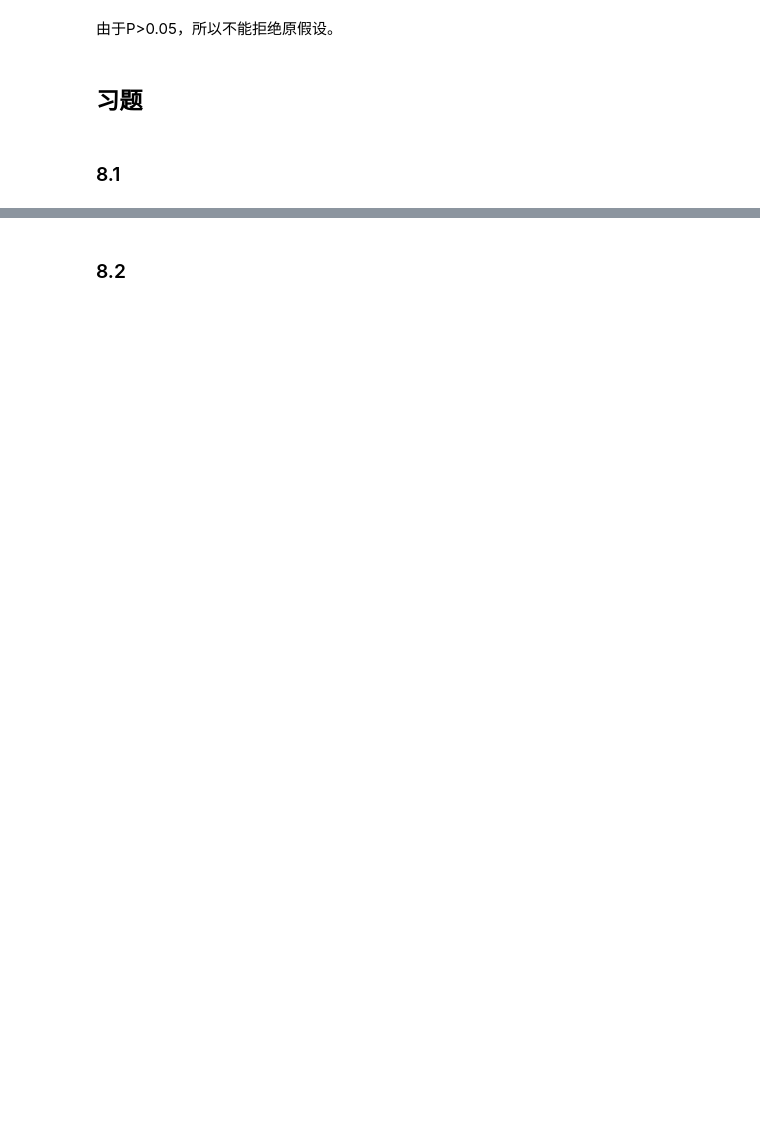
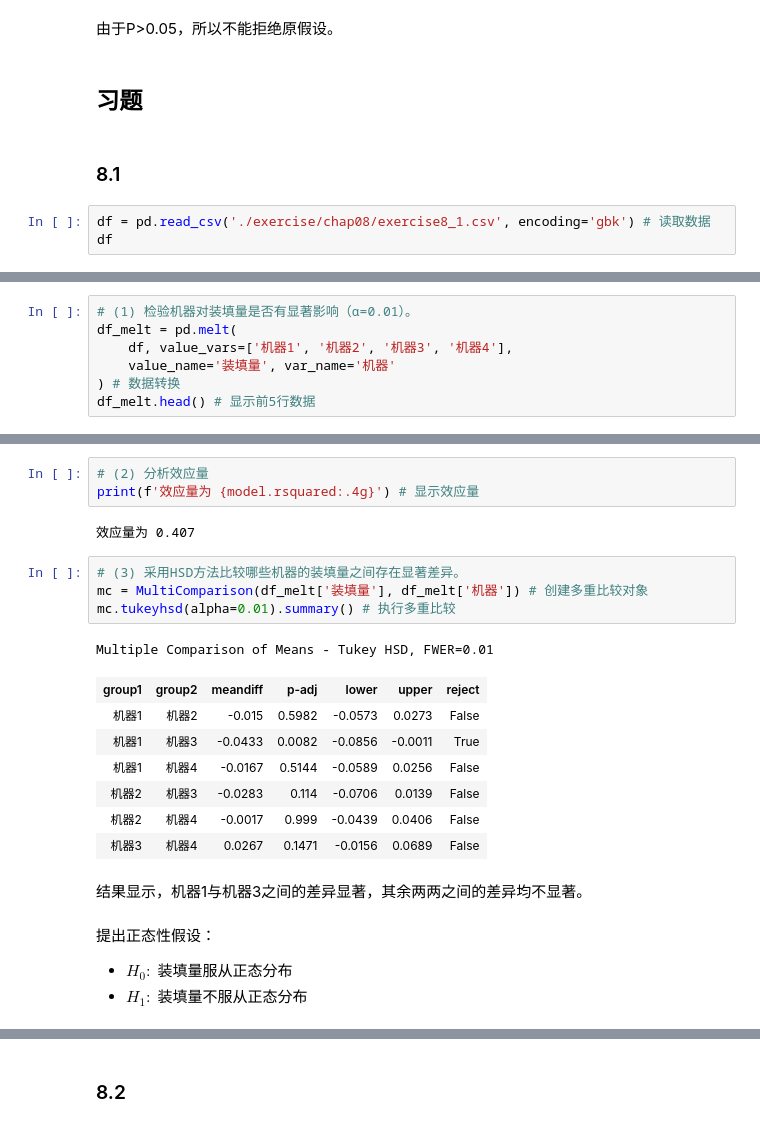
Before and after one commit to z-my-cn/Py4s, a Jupyter notebook: 第8章方差分析.ipynb, the cells around one changed output, grey strips where cells are left out. Saved outputs shown, nothing was run; the diff lists cells and outputs as text; blank space fills up the shorter version.

```diff
--- a/第8章方差分析.ipynb
+++ b/第8章方差分析.ipynb
@@ -504,3 +514,6 @@ print(f'统计量F={F:.5f}, p值={p_value:.4g}') # 显示检验结果
 ## 习题
 # %% [markdown]
 ### 8.1
+# %%
+df = pd.read_csv('./exercise/chap08/exercise8_1.csv', encoding='gbk') # 读取数据
+df
@@ -506,0 +528,7 @@ print(f'统计量F={F:.5f}, p值={p_value:.4g}') # 显示检验结果
+# %%
+# (1) 检验机器对装填量是否有显著影响（α=0.01）。
+df_melt = pd.melt(
+    df, value_vars=['机器1', '机器2', '机器3', '机器4'],
+    value_name='装填量', var_name='机器'
+) # 数据转换
+df_melt.head() # 显示前5行数据
@@ -506,0 +580,24 @@ print(f'统计量F={F:.5f}, p值={p_value:.4g}') # 显示检验结果
+# %%
+# (2) 分析效应量
+print(f'效应量为 {model.rsquared:.4g}') # 显示效应量
+# %% [output]
+效应量为 0.407
+# %%
+# (3) 采用HSD方法比较哪些机器的装填量之间存在显著差异。
+mc = MultiComparison(df_melt['装填量'], df_melt['机器']) # 创建多重比较对象
+mc.tukeyhsd(alpha=0.01).summary() # 执行多重比较
+# %% [output]
+Multiple Comparison of Means - Tukey HSD, FWER=0.01
+| group1 | group2 | meandiff | p-adj | lower | upper | reject |
+| 机器1 | 机器2 | -0.015 | 0.5982 | -0.0573 | 0.0273 | False |
+| 机器1 | 机器3 | -0.0433 | 0.0082 | -0.0856 | -0.0011 | True |
+| 机器1 | 机器4 | -0.0167 | 0.5144 | -0.0589 | 0.0256 | False |
+| 机器2 | 机器3 | -0.0283 | 0.114 | -0.0706 | 0.0139 | False |
+| 机器2 | 机器4 | -0.0017 | 0.999 | -0.0439 | 0.0406 | False |
+| 机器3 | 机器4 | 0.0267 | 0.1471 | -0.0156 | 0.0689 | False |
+# %% [markdown]
+结果显示，机器1与机器3之间的差异显著，其余两两之间的差异均不显著。
+# %% [markdown]
+提出正态性假设：
+- $H_0:$ 装填量服从正态分布
+- $H_1:$ 装填量不服从正态分布
```
Also changed, not shown: parts of 53 cells of this notebook.
